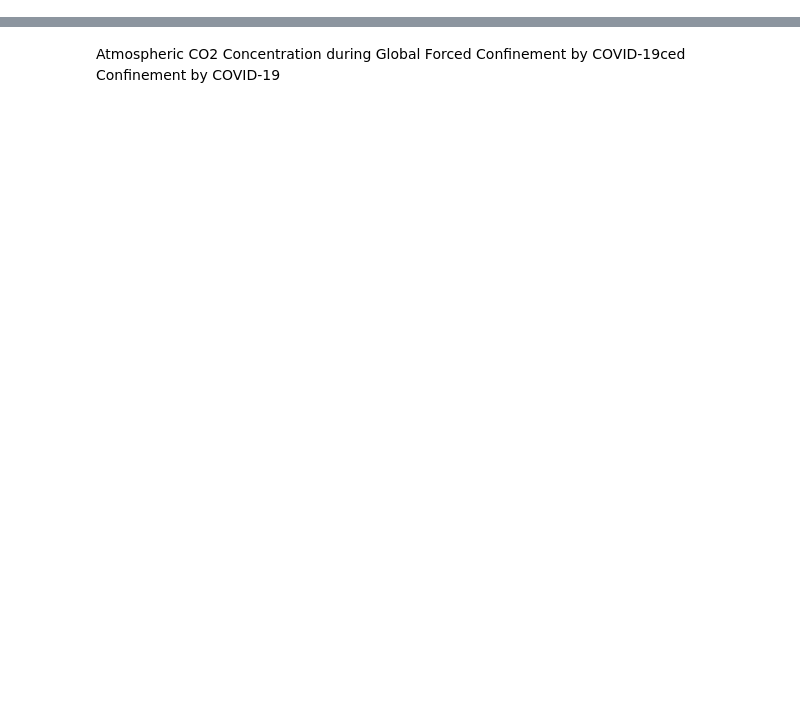
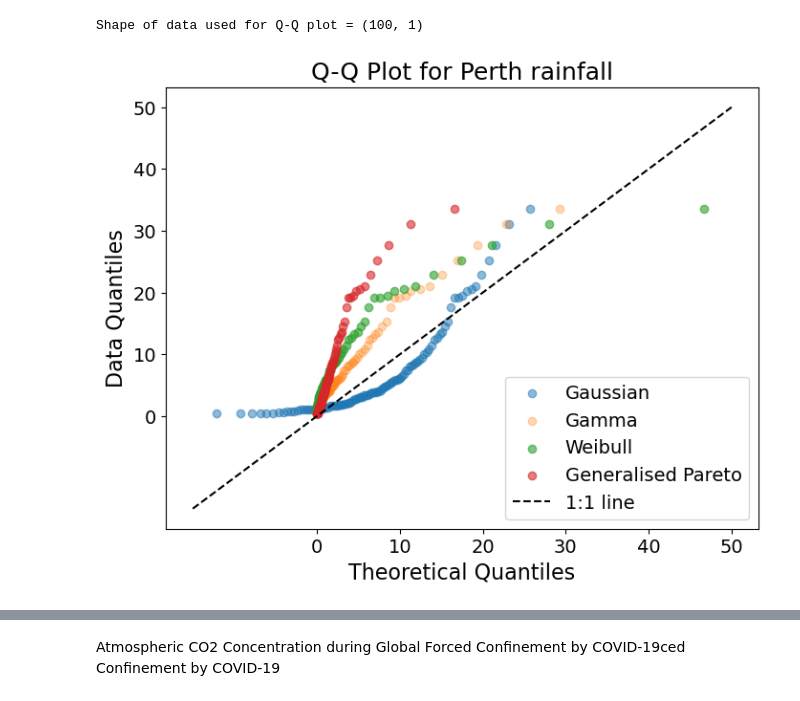
Before and after one commit to robertstrong10/EAT_GP01, a Jupyter notebook: GP01_Assignment1.ipynb, the cells around one changed output, grey strips where cells are left out. Saved outputs shown, nothing was run; the diff lists cells and outputs as text; code cells hidden in the pictures; blank space fills up the shorter version.

```diff
--- a/GP01_Assignment1.ipynb
+++ b/GP01_Assignment1.ipynb
@@ -18,0 +199,48 @@ Task 1 Exploratory Data Analysis - Meteorological Datasets
+# %%
+#Q-Q plot for evaluation for Perth
+
+# A Q-Q plot is a scatterplot created by plotting two sets of quantiles against one another.
+# If both sets of quantiles came from the same distribution, we should see the points forming a line that’s roughly straight.
+
+n = 100 #100 points
+Q_data = np.empty((n,1)) * np.nan #quantiles in data
+
+
+Q_gamma = np.empty((n,1)) * np.nan #quantiles in Gamma distribution
+Q_gauss = np.empty((n,1)) * np.nan #quantiles in Gasssian distribution
+Q_weibull = np.empty((n,1)) * np.nan #quantiles in Gasssian distribution
+Q_genpareto = np.empty((n,1)) * np.nan # Task 1.3 quantiles in Generalised Pareto distribuition
+
+#create samples from Gaussian, Gamma and Weibull (and Genpareto) distribution
+gauss_data = np.random.normal(loc=np.mean(perth_rain), scale=np.std(perth_rain), size=10000)
+gamma_data = np.random.gamma(shape_g, scale=scale_g, size=10000)  #mean and std of the dist
+weibull_data = np.random.weibull(mean, size=10000)
+genpareto_data = stats.genpareto.rvs(mean, size=10000)
+
+for i in range(1, n+1, 1): # from 1 to n
+    p = (i - 1/3) / (n + 1/3) # plotting location
+    Q_data[i-1] = np.quantile(perth_rain, p)
+    Q_gamma[i-1] = np.quantile(gamma_data, p)
+    Q_gauss[i-1] = np.quantile(gauss_data, p)
+    Q_weibull[i-1] = np.quantile(weibull_data, p)
+    Q_genpareto[i-1] = np.quantile(genpareto_data, p)
+
+
+print('Shape of data used for Q-Q plot =', Q_gamma.shape); print(' ')
+plt.figure(figsize = (8,6))
+plt.scatter(Q_gauss , Q_data, alpha = 0.5,label='Gaussian')
+plt.scatter(Q_gamma , Q_data, alpha = 0.3,label='Gamma')
+plt.scatter(Q_weibull , Q_data, alpha = 0.6,label='Weibull')
+plt.scatter(Q_genpareto , Q_data, alpha = 0.6,label='Generalised Pareto')
+plt.plot([-15, 50], [-15, 50], '--k', label = '1:1 line')
+plt.legend(loc=0, fontsize = 14)
+plt.title('Q-Q Plot for Perth rainfall', fontsize=18)
+plt.xticks(np.arange(0,51,10), fontsize = 14)
+plt.yticks(np.arange(0,51,10), fontsize = 14)
+plt.xlabel('Theoretical Quantiles', fontsize=16)
+plt.ylabel('Data Quantiles', fontsize=16)
+plt.savefig('3_P')
+plt.show()
+# %% [output]
+Shape of data used for Q-Q plot = (100, 1)
+[figure, added]
```
Also changed, not shown: parts of 39 cells of this notebook, 21 other files.
